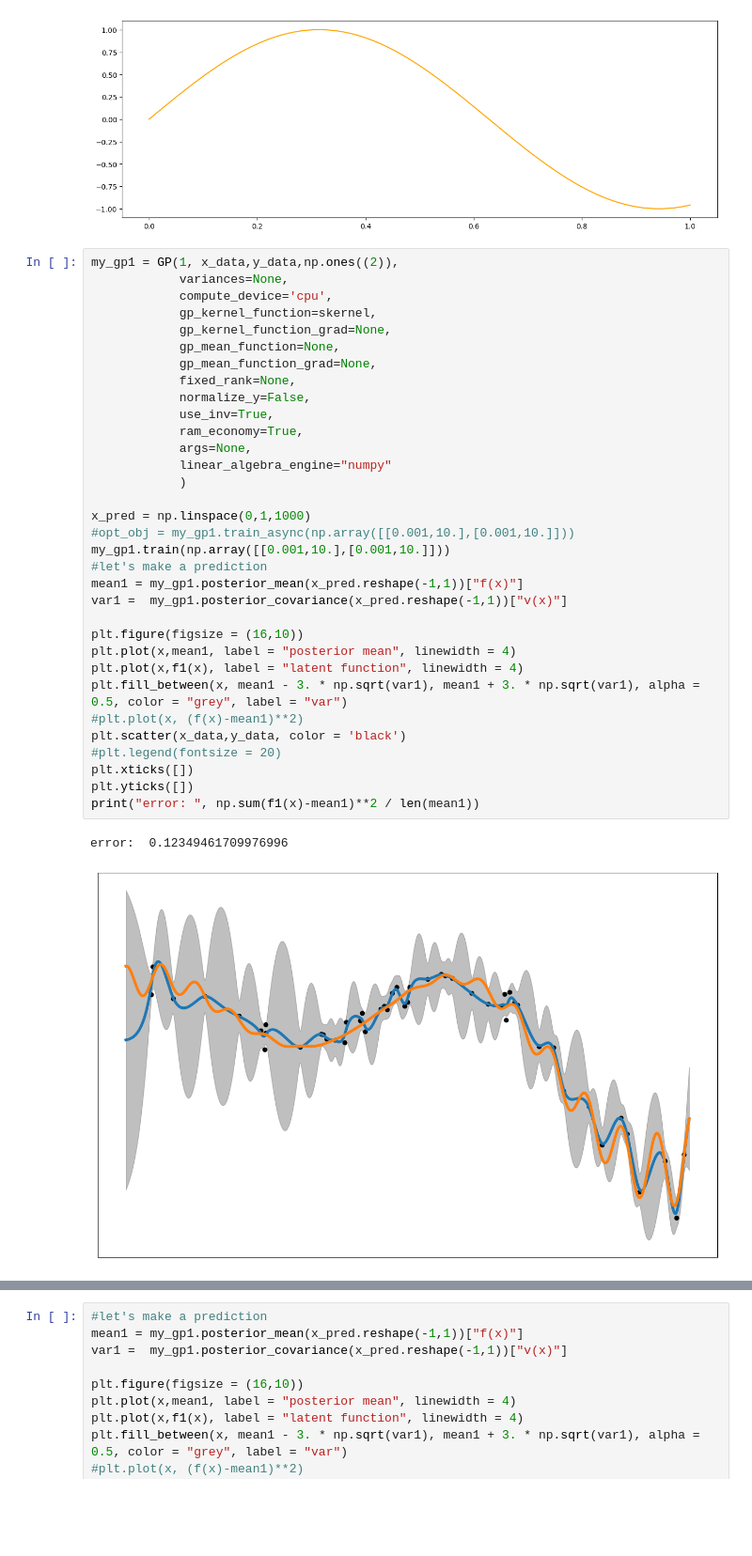
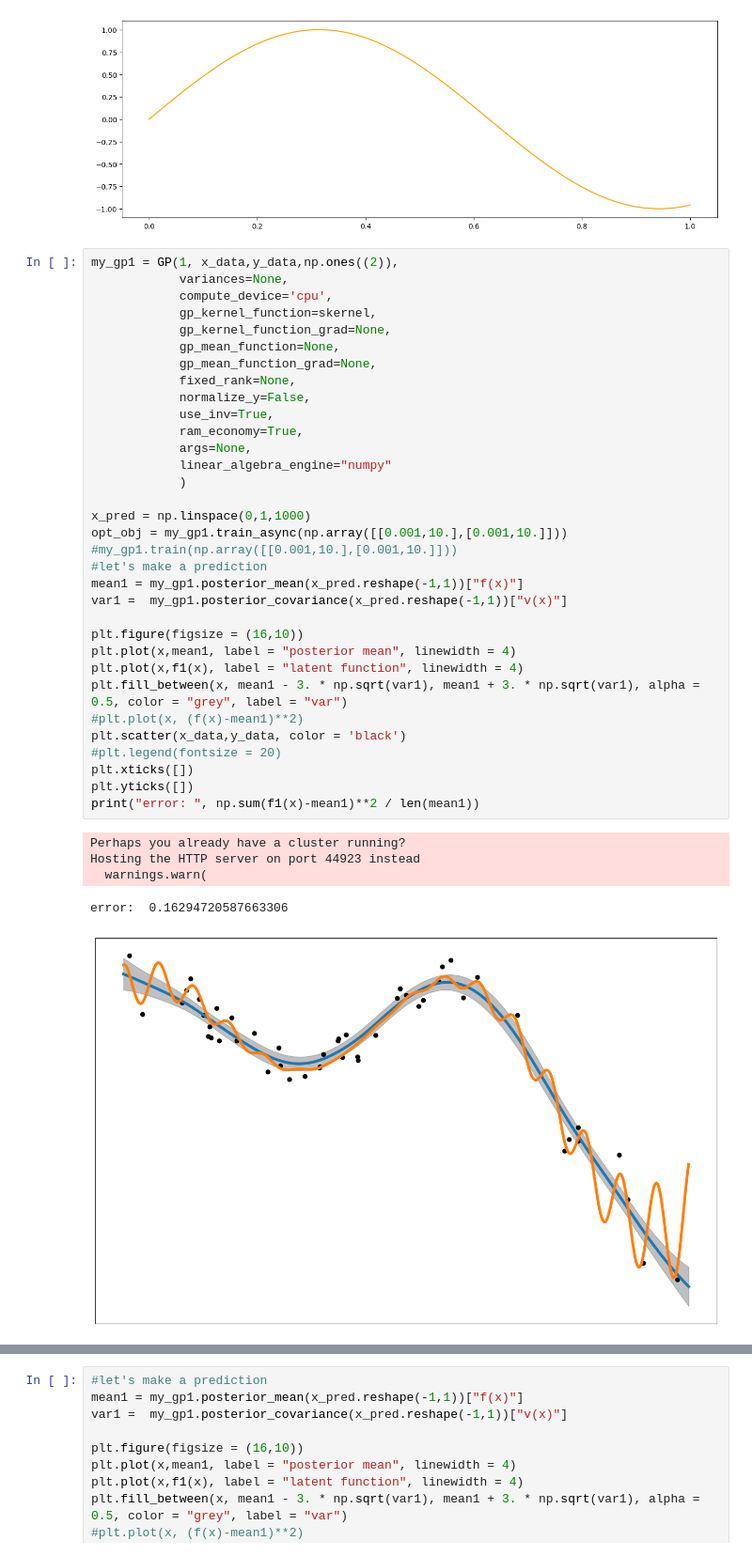
Before and after one commit to lbl-camera/fvGP, a Jupyter notebook: examples/ComprehensiveTest.ipynb, the cells around one changed output, grey strips where cells are left out. Shown at 94% size. Saved outputs shown, nothing was run; the diff lists cells and outputs as text; blank space fills up the shorter version.

```diff
--- a/examples/ComprehensiveTest.ipynb
+++ b/examples/ComprehensiveTest.ipynb
@@ -44,36 +44,39 @@ my_gp1 = GP(1, x_data,y_data,np.ones((2)),
             variances=None,
             compute_device='cpu',
             gp_kernel_function=skernel,
             gp_kernel_function_grad=None,
             gp_mean_function=None,
             gp_mean_function_grad=None,
             fixed_rank=None,
             normalize_y=False,
             use_inv=True,
             ram_economy=True,
             args=None,
             linear_algebra_engine="numpy"
             )
 
 x_pred = np.linspace(0,1,1000)
-#opt_obj = my_gp1.train_async(np.array([[0.001,10.],[0.001,10.]]))
-my_gp1.train(np.array([[0.001,10.],[0.001,10.]]))
+opt_obj = my_gp1.train_async(np.array([[0.001,10.],[0.001,10.]]))
+#my_gp1.train(np.array([[0.001,10.],[0.001,10.]]))
 #let's make a prediction
 mean1 = my_gp1.posterior_mean(x_pred.reshape(-1,1))["f(x)"]
 var1 =  my_gp1.posterior_covariance(x_pred.reshape(-1,1))["v(x)"]
 
 plt.figure(figsize = (16,10))
 plt.plot(x,mean1, label = "posterior mean", linewidth = 4)
 plt.plot(x,f1(x), label = "latent function", linewidth = 4)
 plt.fill_between(x, mean1 - 3. * np.sqrt(var1), mean1 + 3. * np.sqrt(var1), alpha = 0.5, color = "grey", label = "var")
 #plt.plot(x, (f(x)-mean1)**2)
 plt.scatter(x_data,y_data, color = 'black')
 #plt.legend(fontsize = 20)
 plt.xticks([])
 plt.yticks([])
 print("error: ", np.sum(f1(x)-mean1)**2 / len(mean1))
 # %% [output]
-error:  0.12349461709976996
+Perhaps you already have a cluster running?
+Hosting the HTTP server on port 44923 instead
+  warnings.warn(
+error:  0.16294720587663306
-[figure, old version]
+[figure, new version]
 # %%
 my_gp1.update_hyperparameters(opt_obj)
```
Also changed, not shown: parts of 4 cells of this notebook, 3 other files.
